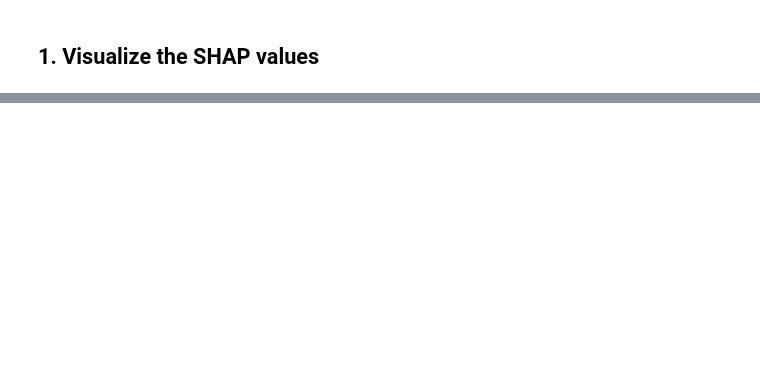
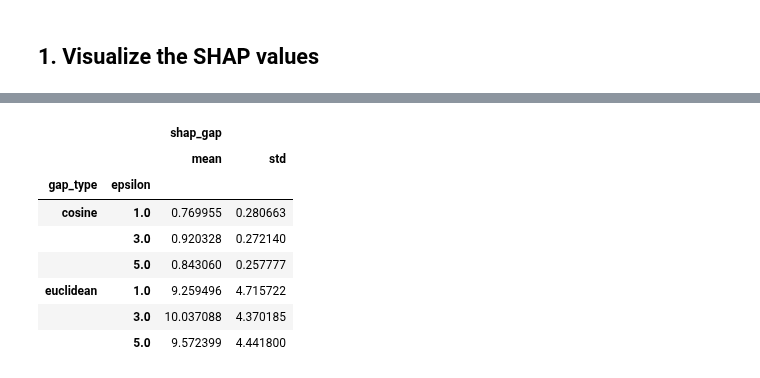
Before and after one commit to trinhkieuha/dp-shap-anomaly-detection, a Jupyter notebook: notebooks/06_Explainability.ipynb, the cells around one changed output, grey strips where cells are left out. Cells and saved outputs as stored; diff of their text form; code cells hidden in the pictures; blank space fills up the shorter version.

```diff
--- a/notebooks/06_Explainability.ipynb
+++ b/notebooks/06_Explainability.ipynb
@@ -28,6 +29,27 @@ plt.rcParams['font.size'] = 9
 # %%
 # Chosen tuning objective
 metric = "AUC"
+# %%
+shap_dict = {}
+
+for model_type in ["baseline", "dpsgd"]:
+    # Initialize the SHAP explainer
+    shap_init = ShapKernelExplainer(model_type=model_type, metric=metric)
+    # Get the model version and predictions
+    for i, row in shap_init.model_info.iterrows():
+        version = row["version"]
+        try:
+            explanation = pd.read_feather(f"results/explainability/{model_type}/{version}_fixed.feather").values
+        except FileNotFoundError:
+            explanation = []
+        if model_type == "baseline":
+            eps = None
+        else:
+            eps = row['epsilon']
+        shap_dict[(model_type, version, eps)] = explanation
+
+X_test = shap_init.X_test.values
+all_cols = shap_init.all_cols
 # %% [markdown]
 ## 1. Visualize the SHAP values
 # %%
@@ -90,0 +157,12 @@ plt.show()
+# %%
+df_melted.groupby(["gap_type", "epsilon"]).agg(["mean", "std"])
+# %% [output]
+|  |  | shap_gap |  |
+|  |  | mean | std |
+| gap_type | epsilon |  |  |
+| cosine | 1.0 | 0.769955 | 0.280663 |
+|  | 3.0 | 0.920328 | 0.272140 |
+|  | 5.0 | 0.843060 | 0.257777 |
+| euclidean | 1.0 | 9.259496 | 4.715722 |
+|  | 3.0 | 10.037088 | 4.370185 |
+|  | 5.0 | 9.572399 | 4.441800 |
```
Also changed, not shown: parts of 4 cells of this notebook, 17 other files.
